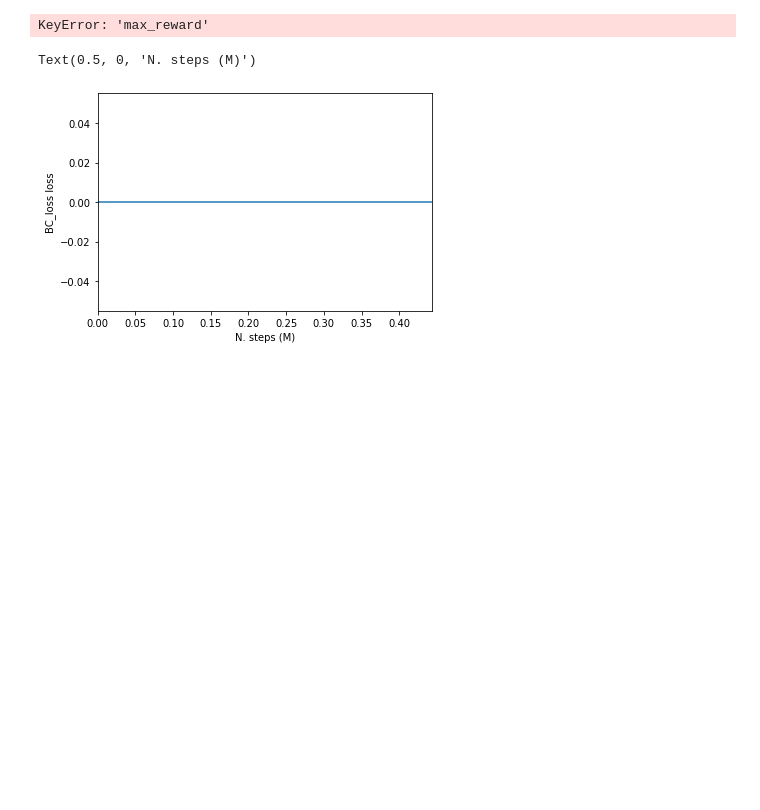
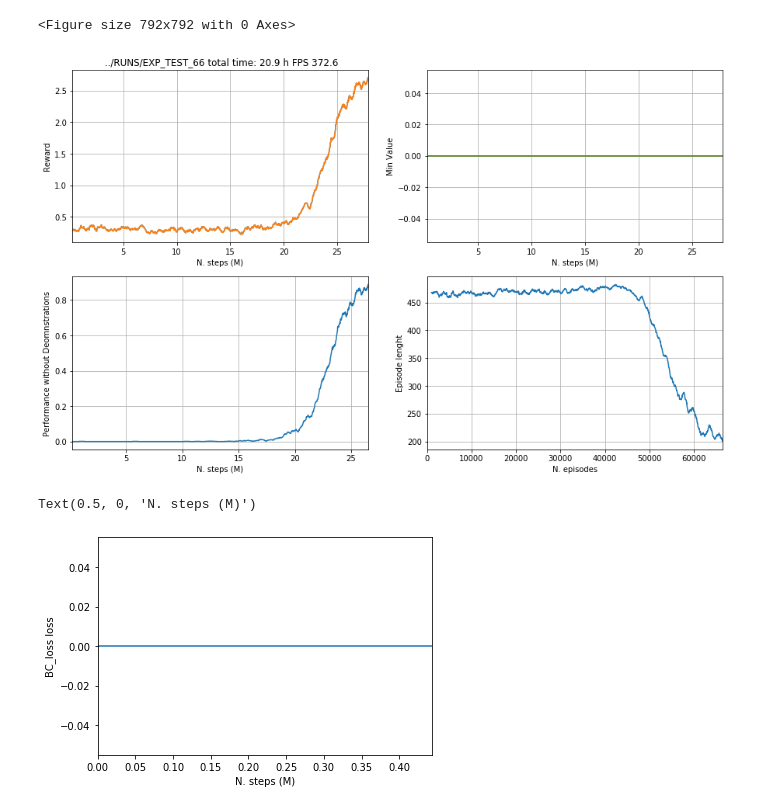
Before and after one commit to compsciencelab/ppo_D, a Jupyter notebook: animal/gail_monitor.ipynb, the cells around one changed output. Cells and saved outputs as stored; diff of their text form; code cells hidden in the pictures; blank space fills up the shorter version.

```diff
--- a/animal/gail_monitor.ipynb
+++ b/animal/gail_monitor.ipynb
@@ -10,7 +10,7 @@ import pandas as pd
 
 
 num_good_traj = 0
-my_dir = '/workspace8/gabriele/RUNS/exp_breakout_17'
+my_dir = '../RUNS/exp_test_66'
 exps = glob(my_dir+'*')
 d = exps[0]
 df = load_results(d)
@@ -47,34 +47,35 @@ ax.set_title(' {} total time: {:.1f} h FPS {:.1f}'.format(d.upper(),total_time/3
 df[['f','r']].rolling(roll).mean().iloc[0:-1:40].plot('f','r',  ax=ax,legend=False)
 df[['f','ereward']].rolling(roll).mean().iloc[0:-1:40].plot('f','ereward',  ax=ax,legend=False)
 ax.set_xlabel('N. steps (M)')
 ax.set_ylabel('Reward')
 #plt.xlim((0, xlim_))
 ax.grid(True)
 
 ax = plt.subplot(2, 2, 2)
 df[['f','min_value']].rolling(roll).mean().iloc[0:-1:40].plot('f','min_value', ax=ax,legend=False)
 df[['f','max_value']].rolling(roll).mean().iloc[0:-1:40].plot('f','max_value', ax=ax,legend=False)
 df[['f','mean_value']].rolling(roll).mean().iloc[0:-1:40].plot('f','mean_value', ax=ax,legend=False)
 ax.set_xlabel('N. steps (M)')
 ax.set_ylabel('Min Value')
 #plt.xlim((0, xlim_))
 ax.grid(True)
 
 ax = plt.subplot(2, 2, 3)
 df2[['f_real','real_perf']].rolling(roll).mean().iloc[0:-1:40].plot('f_real','real_perf', ax=ax,legend=False)
 ax.set_xlabel('N. steps (M)')
 ax.set_ylabel('Performance without Deomnstrations')
 #plt.xlim((0, xlim_))
 ax.grid(True)
 
 ax = plt.subplot(2, 2, 4)
 df[['l']].rolling(roll).mean().iloc[0:-1:40].plot(y='l', ax=ax,legend=False)
 ax.set_xlabel('N. episodes')
 ax.set_ylabel('Episode lenght')
 #plt.xlim((0, xlim_))
 ax.grid(True)
 # %% [output]
-KeyError: 'max_reward'
+<Figure size 792x792 with 0 Axes>
+[figure, added]
 # %%
 my_dir = '/workspace8/gabriele/RUNS/exp_reacher_bc_3_test/loss_monitor/loss_monitor.csv'
 data = pd.read_csv(my_dir)
```
Also changed, not shown: 38 other files.
